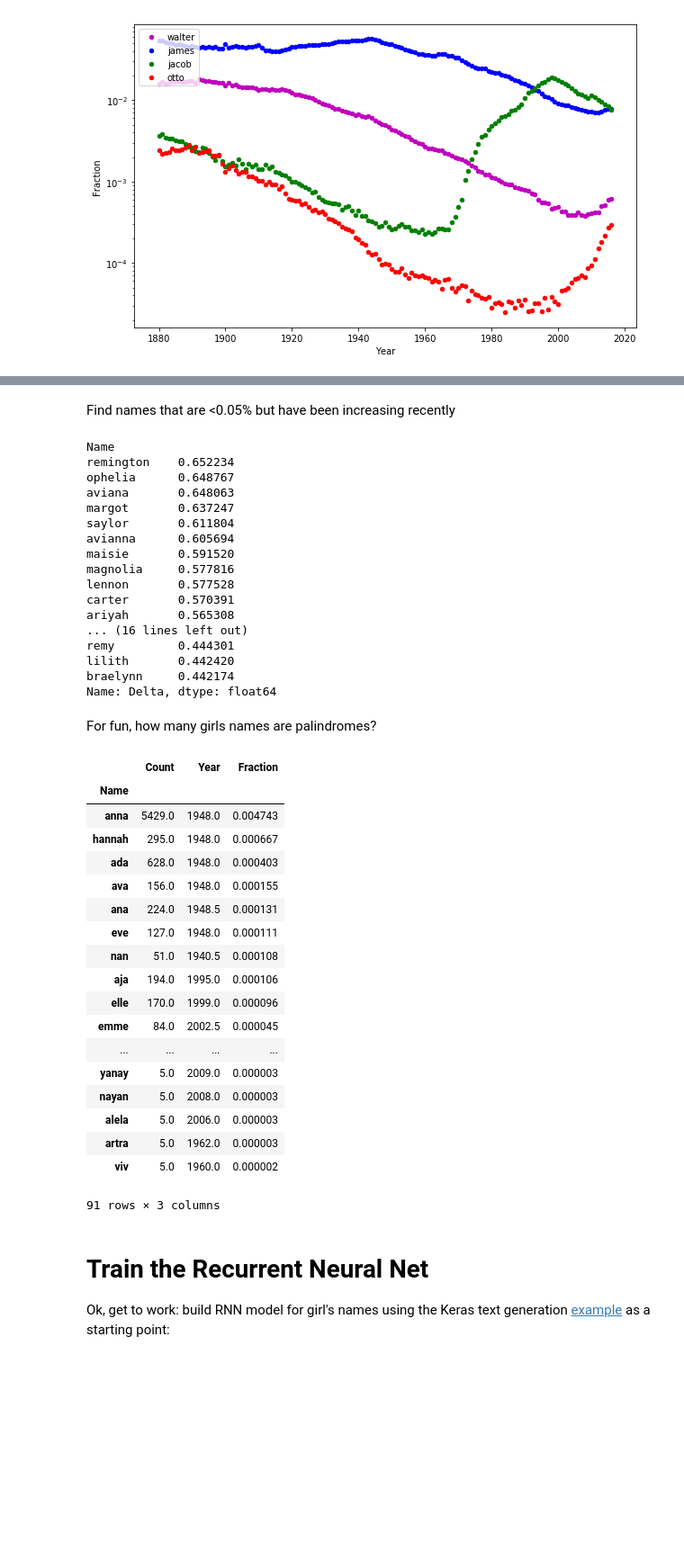
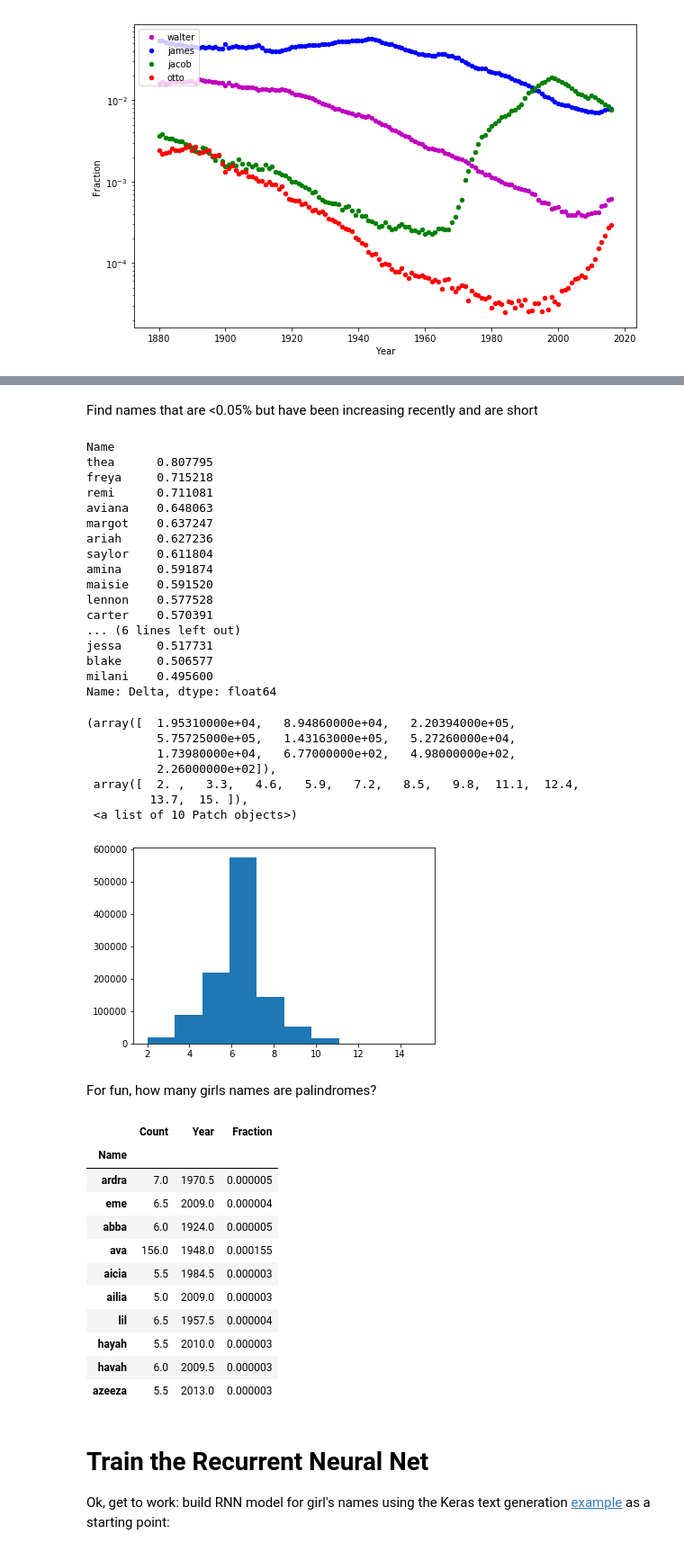
Before and after one commit to chepyle/BabyNames, a Jupyter notebook: RNN_BabyNames.ipynb, the cells around one changed output, grey strips where cells are left out. Shown at 90% size. Drawn from its saved outputs; the diff is of its cells as text; code cells hidden in the pictures; blank space fills up the shorter version.

```diff
--- a/RNN_BabyNames.ipynb
+++ b/RNN_BabyNames.ipynb
@@ -108,58 +121,64 @@ plt.legend(loc='upper left')
 # %% [markdown]
-Find names that are <0.05% but have been increasing recently
+Find names that are <0.05% but have been increasing recently and are short
 # %%
-namesnow = girls.loc[(girls.Fraction<5e-4)& (girls.Fraction>1e-4)&((girls.Year==2016) |(girls.Year==2013)) ,:]
+namesnow = girls.loc[(girls.Fraction<1e-3)& (girls.Fraction>1e-4)&((girls.Year==2016) |(girls.Year==2013)) ,:]
 
 name_piv = pd.pivot_table(namesnow,values='Fraction',index=['Name'],columns=['Year'])
 name_piv['Delta']=(name_piv[2016]-name_piv[2013])/name_piv[2016]
 promising = name_piv.Delta.nlargest(30)
-print(promising)
+
+print(promising.loc[promising.index.str.len()<7])
 # %% [output]
 Name
-remington    0.652234
-ophelia      0.648767
-aviana       0.648063
-margot       0.637247
-saylor       0.611804
-avianna      0.605694
-maisie       0.591520
-magnolia     0.577816
-lennon       0.577528
-carter       0.570391
-ariyah       0.565308
-... (16 lines left out)
-remy         0.444301
-lilith       0.442420
-braelynn     0.442174
+thea      0.807795
+freya     0.715218
+remi      0.711081
+aviana    0.648063
+margot    0.637247
+ariah     0.627236
+saylor    0.611804
+amina     0.591874
+maisie    0.591520
+lennon    0.577528
+carter    0.570391
+... (6 lines left out)
+jessa     0.517731
+blake     0.506577
+milani    0.495600
 Name: Delta, dtype: float64
+# %%
+# average length
+plt.hist(girls.Name.str.len())
+# %% [output]
+(array([  1.95310000e+04,   8.94860000e+04,   2.20394000e+05,
+          5.75725000e+05,   1.43163000e+05,   5.27260000e+04,
+          1.73980000e+04,   6.77000000e+02,   4.98000000e+02,
+          2.26000000e+02]),
+ array([  2. ,   3.3,   4.6,   5.9,   7.2,   8.5,   9.8,  11.1,  12.4,
+         13.7,  15. ]),
+ <a list of 10 Patch objects>)
+[figure, added]
 # %% [markdown]
 For fun, how many girls names are palindromes?
 # %%
 def is_palindrome(s):
     return(str(s) == str(s)[::-1])
 
 p=girls.Name.copy().map(is_palindrome).values
-girls.loc[p,:].groupby(['Name']).agg('median').sort_values('Fraction',ascending=False)
+girls.loc[p,:].groupby(['Name']).agg('median').sort_values('Fraction',ascending=False).sample(10)
 # %% [output]
 |  | Count | Year | Fraction |
 | Name |  |  |  |
-| anna | 5429.0 | 1948.0 | 0.004743 |
-| hannah | 295.0 | 1948.0 | 0.000667 |
-| ada | 628.0 | 1948.0 | 0.000403 |
+| ardra | 7.0 | 1970.5 | 0.000005 |
+| eme | 6.5 | 2009.0 | 0.000004 |
+| abba | 6.0 | 1924.0 | 0.000005 |
 | ava | 156.0 | 1948.0 | 0.000155 |
-| ana | 224.0 | 1948.5 | 0.000131 |
-| eve | 127.0 | 1948.0 | 0.000111 |
-| nan | 51.0 | 1940.5 | 0.000108 |
-| aja | 194.0 | 1995.0 | 0.000106 |
-| elle | 170.0 | 1999.0 | 0.000096 |
-| emme | 84.0 | 2002.5 | 0.000045 |
-| ... | ... | ... | ... |
-| yanay | 5.0 | 2009.0 | 0.000003 |
-| nayan | 5.0 | 2008.0 | 0.000003 |
-| alela | 5.0 | 2006.0 | 0.000003 |
-| artra | 5.0 | 1962.0 | 0.000003 |
-| viv | 5.0 | 1960.0 | 0.000002 |
+| aicia | 5.5 | 1984.5 | 0.000003 |
+| ailia | 5.0 | 2009.0 | 0.000003 |
+| lil | 6.5 | 1957.5 | 0.000004 |
+| hayah | 5.5 | 2010.0 | 0.000003 |
+| havah | 6.0 | 2009.5 | 0.000003 |
+| azeeza | 5.5 | 2013.0 | 0.000003 |
-91 rows × 3 columns
 # %% [markdown]
 # Train the Recurrent Neural Net
 
```
Also changed, not shown: parts of 8 cells of this notebook.
